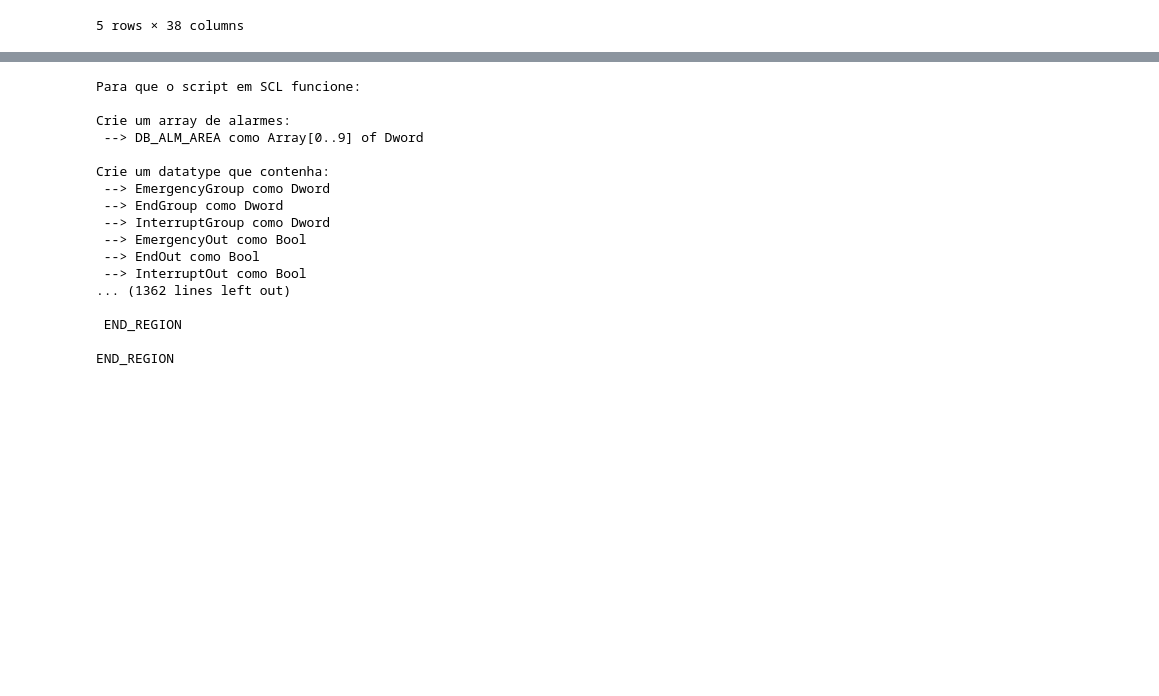
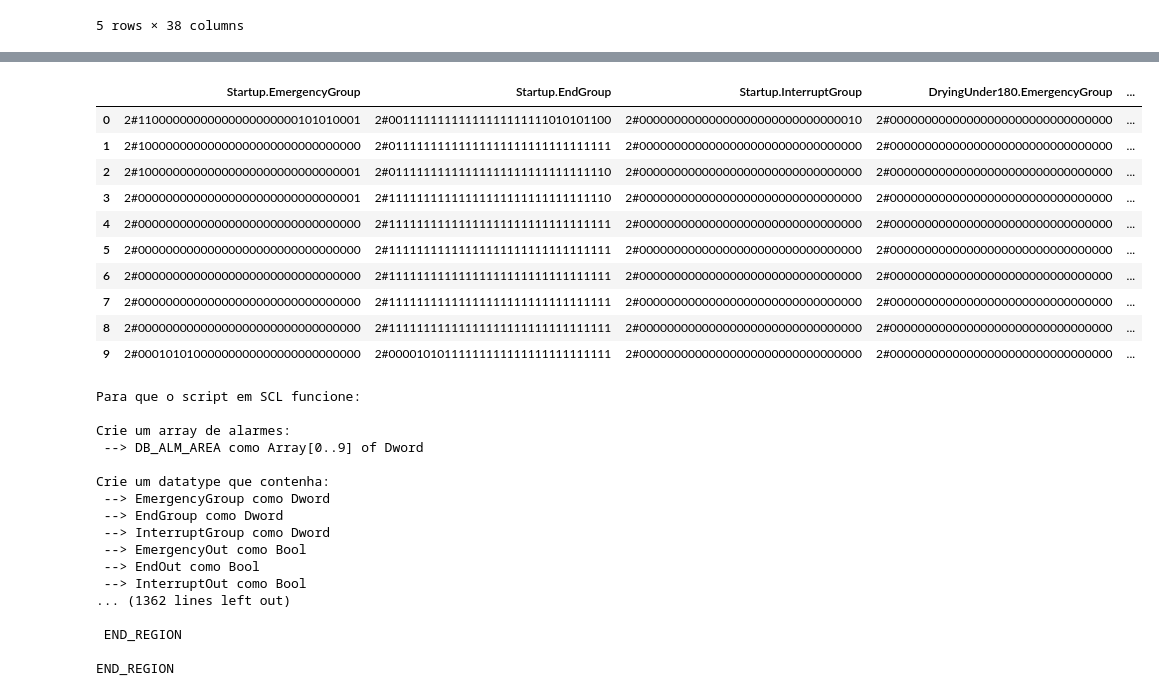
Before and after one commit to periclesrialto/IndustrialAutomation, a Jupyter notebook: AlarmMatrix_Conversion.ipynb, the cells around one changed output, grey strips where cells are left out. Cells and saved outputs as stored; diff of their text form; code cells hidden in the pictures; blank space fills up the shorter version.

```diff
--- a/AlarmMatrix_Conversion.ipynb
+++ b/AlarmMatrix_Conversion.ipynb
@@ -74,9 +106,22 @@ for invert in range(len(dwords_list)):
 # %%
 pointer = 0
 for column in range(len(dwords_df.columns)):
   for index in range(len(dwords_df.index)):
     dwords_df.at[index,column_names[column]]=dwords_list[pointer]
     pointer += 1
+dwords_df
+# %% [output]
+|  | Startup.EmergencyGroup | Startup.EndGroup | Startup.InterruptGroup | DryingUnder180.EmergencyGroup | ... |
+| 0 | 2#11000000000000000000000101010001 | 2#00111111111111111111111010101100 | 2#00000000000000000000000000000010 | 2#00000000000000000000000000000000 | ... |
+| 1 | 2#10000000000000000000000000000000 | 2#01111111111111111111111111111111 | 2#00000000000000000000000000000000 | 2#00000000000000000000000000000000 | ... |
+| 2 | 2#10000000000000000000000000000001 | 2#01111111111111111111111111111110 | 2#00000000000000000000000000000000 | 2#00000000000000000000000000000000 | ... |
+| 3 | 2#00000000000000000000000000000001 | 2#11111111111111111111111111111110 | 2#00000000000000000000000000000000 | 2#00000000000000000000000000000000 | ... |
+| 4 | 2#00000000000000000000000000000000 | 2#11111111111111111111111111111111 | 2#00000000000000000000000000000000 | 2#00000000000000000000000000000000 | ... |
+| 5 | 2#00000000000000000000000000000000 | 2#11111111111111111111111111111111 | 2#00000000000000000000000000000000 | 2#00000000000000000000000000000000 | ... |
+| 6 | 2#00000000000000000000000000000000 | 2#11111111111111111111111111111111 | 2#00000000000000000000000000000000 | 2#00000000000000000000000000000000 | ... |
+| 7 | 2#00000000000000000000000000000000 | 2#11111111111111111111111111111111 | 2#00000000000000000000000000000000 | 2#00000000000000000000000000000000 | ... |
+| 8 | 2#00000000000000000000000000000000 | 2#11111111111111111111111111111111 | 2#00000000000000000000000000000000 | 2#00000000000000000000000000000000 | ... |
+| 9 | 2#00010101000000000000000000000000 | 2#00001010111111111111111111111111 | 2#00000000000000000000000000000000 | 2#00000000000000000000000000000000 | ... |
 # %%
 print('Para que o script em SCL funcione:\n')
 
```
Also changed, not shown: parts of 2 cells of this notebook.
